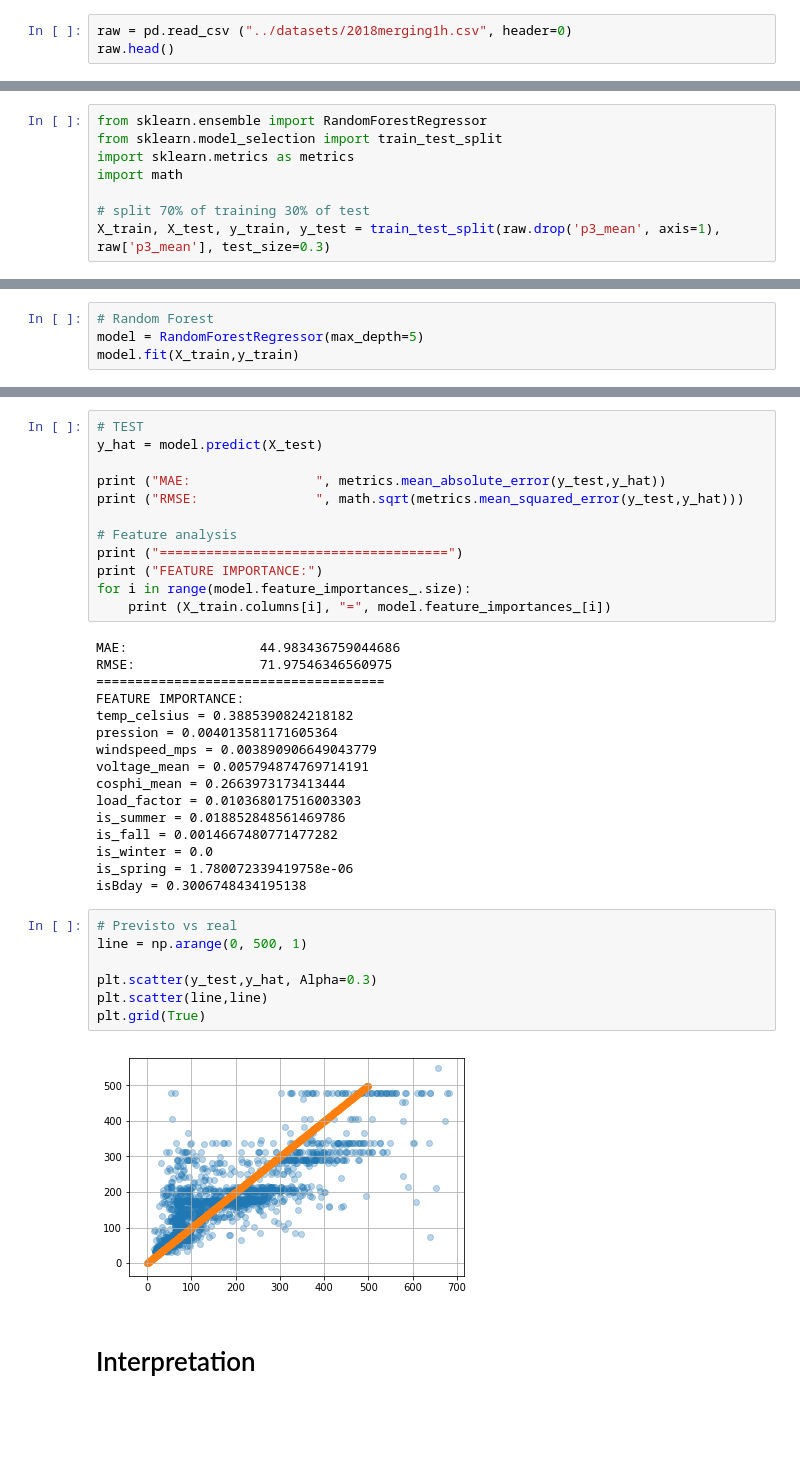
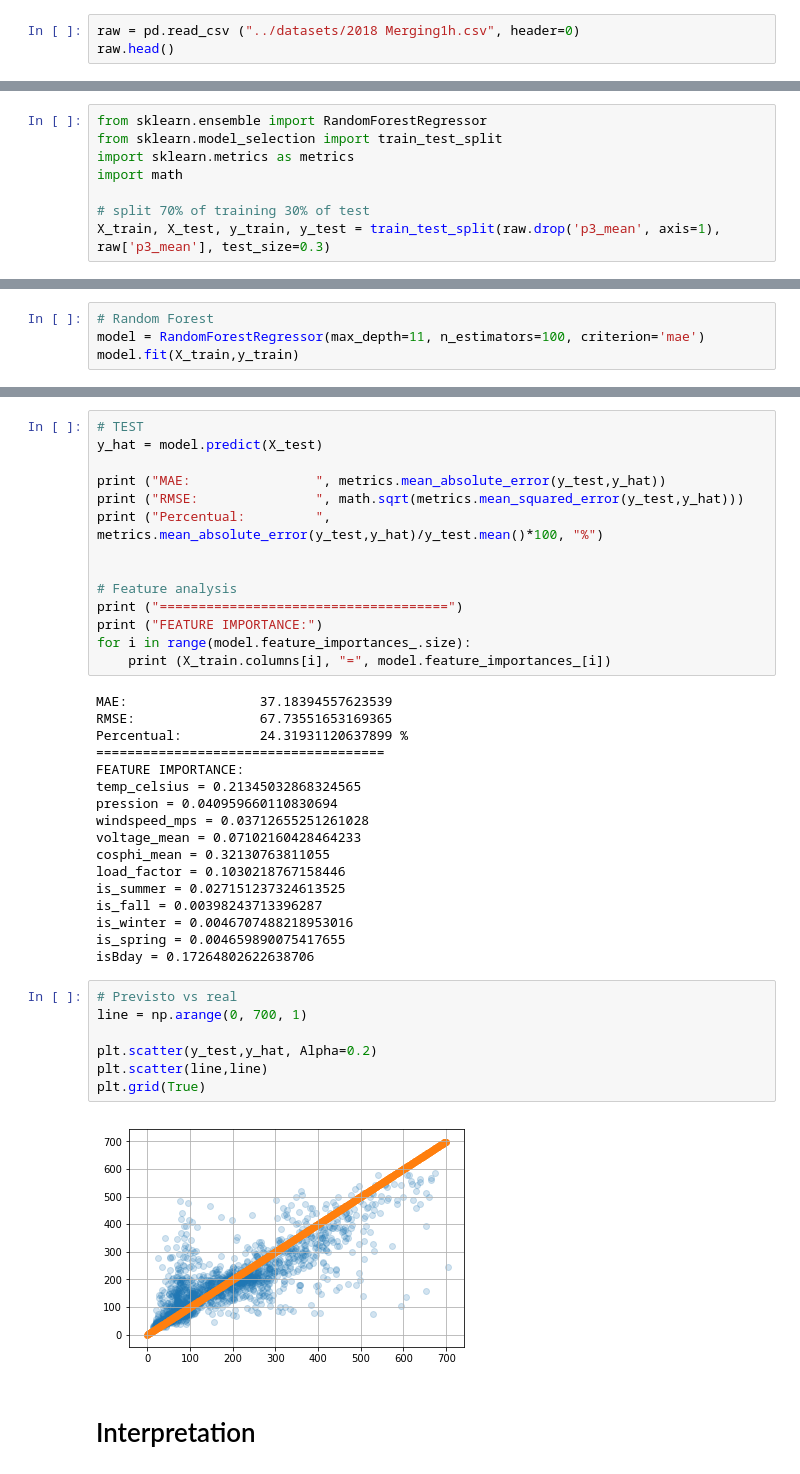
Before and after one commit to LeonardoSanBenitez/Loris-Industrial-Intelligence, a Jupyter notebook: pythonCodes/01 - WeatherRegression/4 - Random Forest (2018 merged database).ipynb, the cells around one changed output, grey strips where cells are left out. Saved outputs shown, nothing was run; the diff lists cells and outputs as text; blank space fills up the shorter version.

```diff
--- a/pythonCodes/01 - WeatherRegression/4 - Random Forest (2018 merged database).ipynb
+++ b/pythonCodes/01 - WeatherRegression/4 - Random Forest (2018 merged database).ipynb
@@ -10,7 +10,7 @@ import seaborn as sns
 import matplotlib.pyplot as plt
 %matplotlib inline
 # %%
-raw = pd.read_csv ("../datasets/2018merging1h.csv", header=0)
+raw = pd.read_csv ("../datasets/2018 Merging1h.csv", header=0)
 raw.head()
 # %% [output]
 |  | timestamp | temp_celsius | pression | windspeed_mps | voltage_mean | p3_mean | cosphi_mean | load_factor | ... |
@@ -51,5 +57,5 @@ plt.show()
 # %%
 # Random Forest
-model = RandomForestRegressor(max_depth=5)
+model = RandomForestRegressor(max_depth=11, n_estimators=100, criterion='mae')
 model.fit(X_train,y_train)
 # %% [output]
@@ -65,6 +71,8 @@ y_hat = model.predict(X_test)
 
 print ("MAE:                ", metrics.mean_absolute_error(y_test,y_hat))
 print ("RMSE:               ", math.sqrt(metrics.mean_squared_error(y_test,y_hat)))
+print ("Percentual:         ", metrics.mean_absolute_error(y_test,y_hat)/y_test.mean()*100, "%")
+
 
 # Feature analysis
 print ("=====================================")
@@ -72,29 +80,30 @@ print ("FEATURE IMPORTANCE:")
 for i in range(model.feature_importances_.size):
     print (X_train.columns[i], "=", model.feature_importances_[i])
 # %% [output]
-MAE:                 44.983436759044686
-RMSE:                71.97546346560975
+MAE:                 37.18394557623539
+RMSE:                67.73551653169365
+Percentual:          24.31931120637899 %
 =====================================
 FEATURE IMPORTANCE:
-temp_celsius = 0.3885390824218182
-pression = 0.004013581171605364
-windspeed_mps = 0.003890906649043779
-voltage_mean = 0.005794874769714191
-cosphi_mean = 0.2663973173413444
-load_factor = 0.010368017516003303
-is_summer = 0.018852848561469786
-is_fall = 0.0014667480771477282
-is_winter = 0.0
-is_spring = 1.780072339419758e-06
-isBday = 0.3006748434195138
+temp_celsius = 0.21345032868324565
+pression = 0.040959660110830694
+windspeed_mps = 0.03712655251261028
+voltage_mean = 0.07102160428464233
+cosphi_mean = 0.32130763811055
+load_factor = 0.1030218767158446
+is_summer = 0.027151237324613525
+is_fall = 0.00398243713396287
+is_winter = 0.0046707488218953016
+is_spring = 0.004659890075417655
+isBday = 0.17264802622638706
 # %%
 # Previsto vs real
-line = np.arange(0, 500, 1)
+line = np.arange(0, 700, 1)
 
-plt.scatter(y_test,y_hat, Alpha=0.3)
+plt.scatter(y_test,y_hat, Alpha=0.2)
 plt.scatter(line,line)
 plt.grid(True)
 # %% [output]
-[figure, old version]
+[figure, new version]
 # %% [markdown]
 # Interpretation
```
Also changed, not shown: parts of 2 cells of this notebook.
